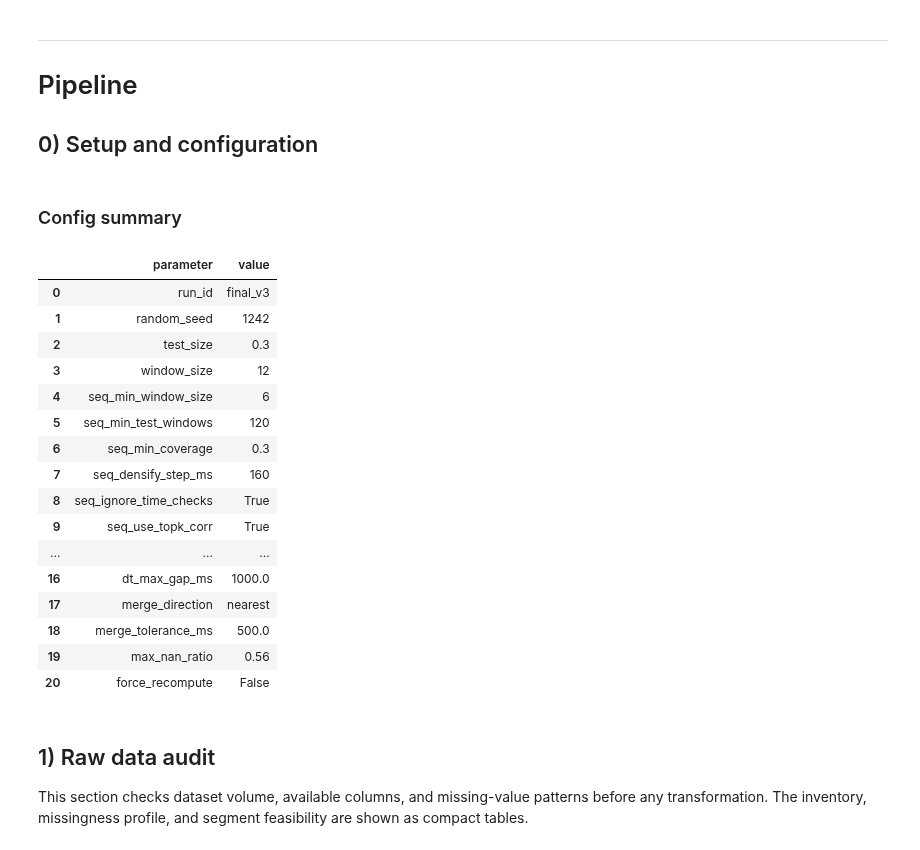
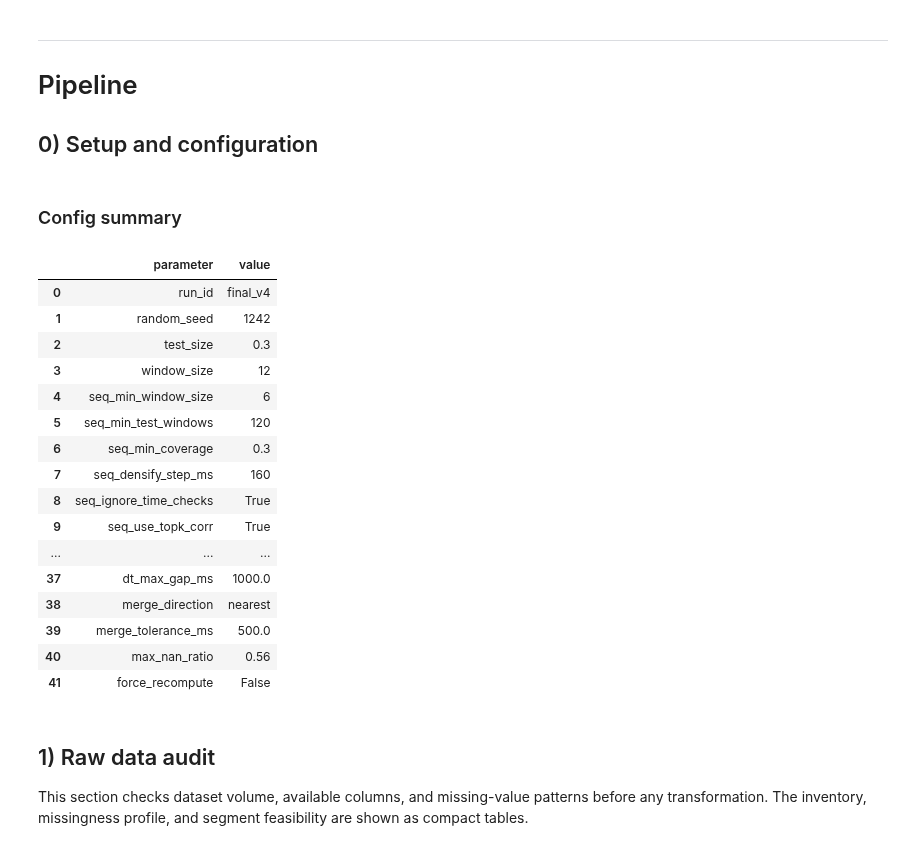
Before and after one commit to FlavienJalabert/indoor-localisation, a Jupyter notebook: Report_Indoor_Localisation.ipynb, the cells around one changed output. Drawn from its saved outputs; the diff is of its cells as text; code cells hidden in the pictures.

```diff
--- a/Report_Indoor_Localisation.ipynb
+++ b/Report_Indoor_Localisation.ipynb
@@ -43,35 +49,35 @@ from IPython.display import display
 # --- Project imports ---
 SRC_DIR = Path("./src").resolve()
 if str(SRC_DIR) not in sys.path:
     sys.path.append(str(SRC_DIR))
 
 from src.config import Config, set_global_seed
 from src import paths, plotting, reporting
 
 reporting.setup_plot_style()
 paths.ensure_dirs()
 
 cfg = Config()
-cfg.run_id = "final_v3"
+cfg.run_id = "final_v4"
 cfg.force_recompute = False
 
 # --- Notebook toggles ---
 run_ablation = True
 run_cross_device = True
 run_cv = True
 cv_splits = 5
 run_topk_toggle_ablation = True
 run_pca_toggle_ablation = False
 
 set_global_seed(cfg.random_seed)
 
 
 reporting.display_heading("Config summary", level=3)
 reporting.display_table(reporting.config_summary(cfg))
 # %% [output]
 ### Config summary
 |  | parameter | value |
-| 0 | run_id | final_v3 |
+| 0 | run_id | final_v4 |
 | 1 | random_seed | 1242 |
 | 2 | test_size | 0.3 |
 | 3 | window_size | 12 |
@@ -82,11 +88,11 @@ reporting.display_table(reporting.config_summary(cfg))
 | 8 | seq_ignore_time_checks | True |
 | 9 | seq_use_topk_corr | True |
 | ... | ... | ... |
-| 16 | dt_max_gap_ms | 1000.0 |
-| 17 | merge_direction | nearest |
-| 18 | merge_tolerance_ms | 500.0 |
-| 19 | max_nan_ratio | 0.56 |
-| 20 | force_recompute | False |
+| 37 | dt_max_gap_ms | 1000.0 |
+| 38 | merge_direction | nearest |
+| 39 | merge_tolerance_ms | 500.0 |
+| 40 | max_nan_ratio | 0.56 |
+| 41 | force_recompute | False |
 # %% [markdown]
 ## 1) Raw data audit
 
```
Also changed, not shown: parts of 19 cells of this notebook, 6 other files.
